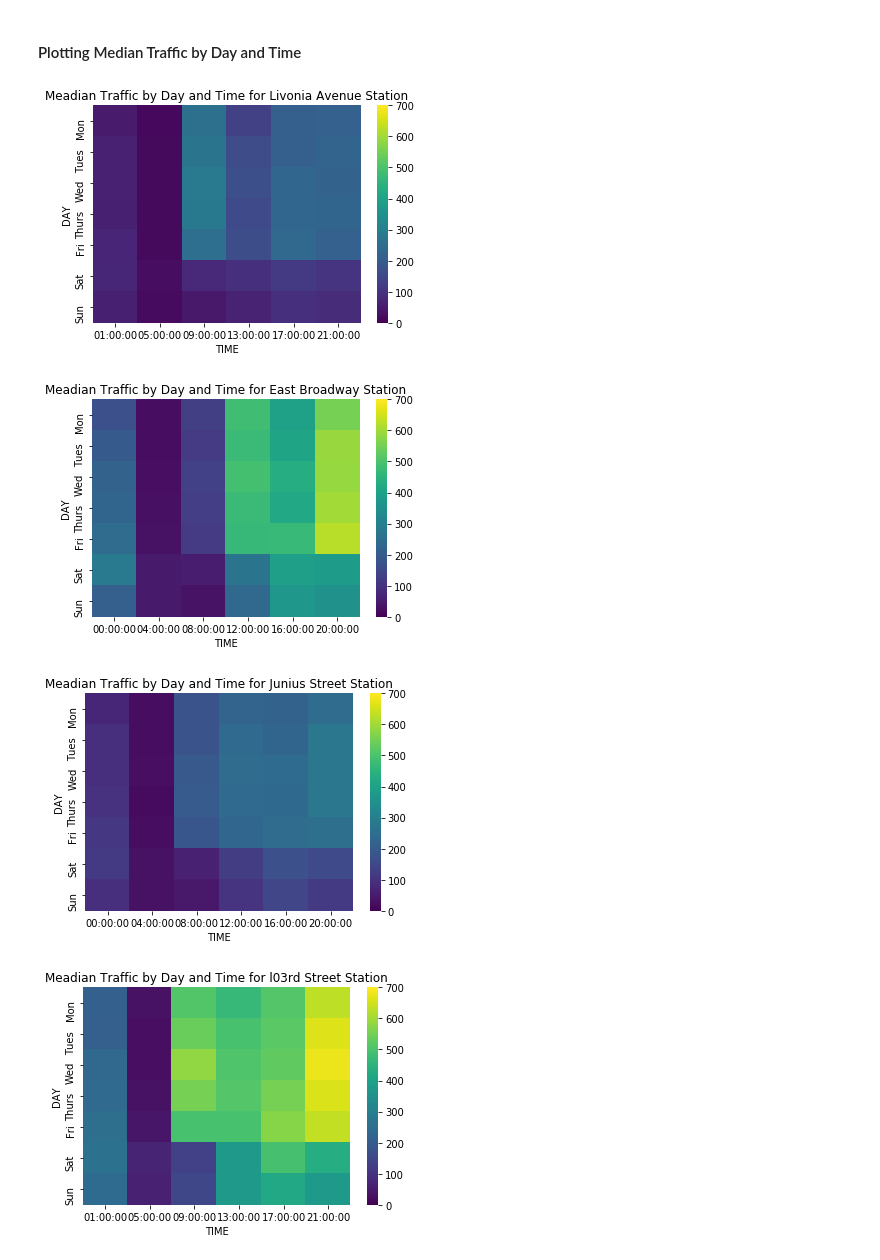
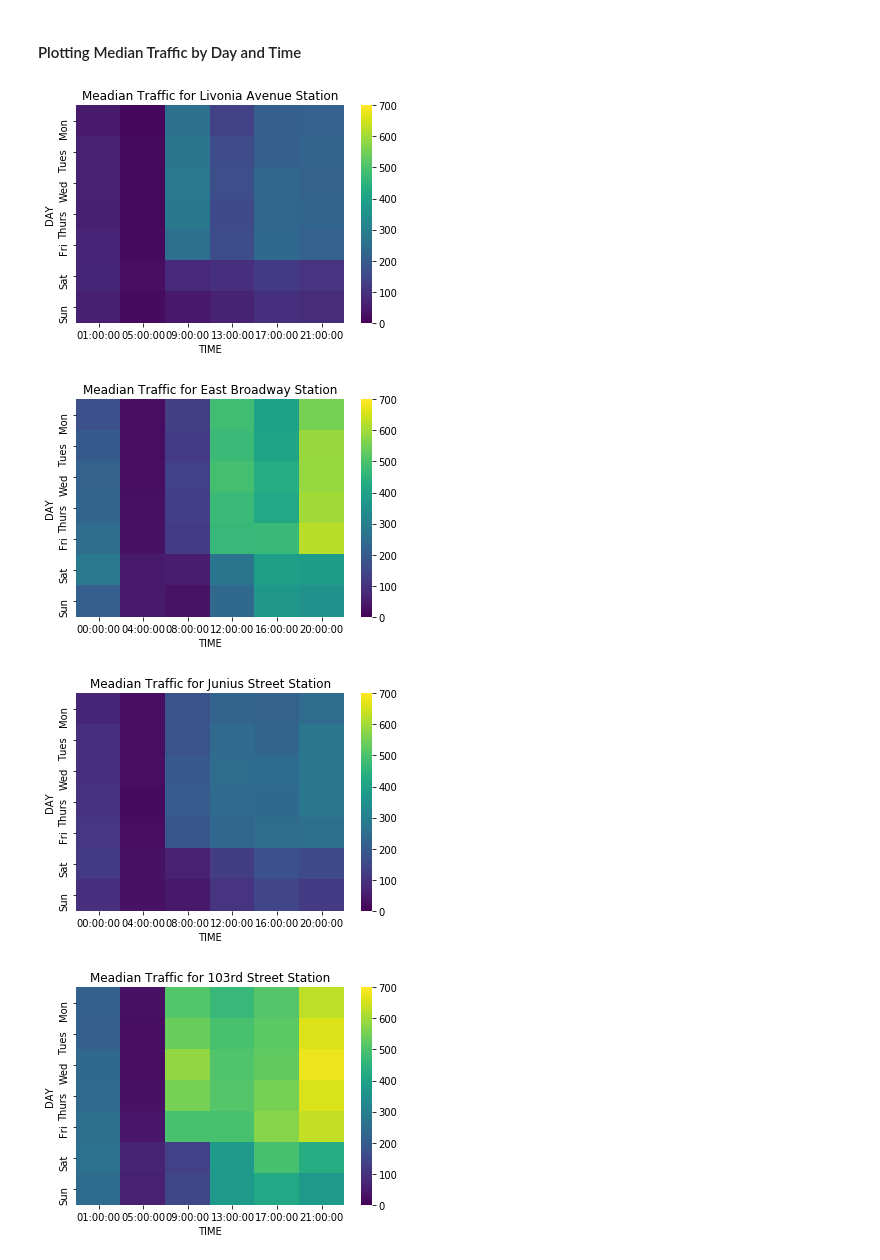
Before and after one commit to brendanlafferty/MTA-EDA, a Jupyter notebook: Bar_heat_maps.ipynb, the cells around one changed output. Saved outputs shown, nothing was run; the diff lists cells and outputs as text; code cells hidden in the pictures.

Commit message:
Beautifying Bar_heat_maps.ipynb

```diff
--- a/Bar_heat_maps.ipynb
+++ b/Bar_heat_maps.ipynb
@@ -45,7 +45,7 @@ station_median_data_daily_hourly = final_df.groupby(['STATION','TIME','DAY']).ag
 #### Ploting median values for entries and exits broken down by time
 # %%
 stations_to_plot = ['LIVONIA AV', 'EAST BROADWAY', 'JUNIUS ST', '103 ST']
-plain_station_names = ['Livonia Avenue', 'East Broadway', 'Junius Street', 'l03rd Street']
+plain_station_names = ['Livonia Avenue', 'East Broadway', 'Junius Street', '103rd Street']
 
 for station, plain_station in zip(stations_to_plot, plain_station_names):
     filtered_df = station_median_data_hourly[station_median_data_hourly['STATION'] == station]
@@ -73,19 +73,19 @@ for station, plain_station in zip(stations_to_plot, plain_station_names):
 # %%
 ylabels = ['Mon','Tues','Wed','Thurs','Fri','Sat','Sun']
 for station, plain_station in zip(stations_to_plot, plain_station_names):
 
     heat_map_df = station_median_data_daily_hourly[station_median_data_daily_hourly['STATION'] == station]
     heat_map_df = heat_map_df[heat_map_df['TIME'].map(lambda x: str(x).endswith('00:00'))]
 
     pivoted =  heat_map_df.pivot(index='DAY', columns='TIME', values='TOTAL_TRAF')
 
     plt.figure()
     heat = sns.heatmap(pivoted, cmap='viridis', vmin=0, vmax=700, yticklabels=ylabels)
-    heat.set_title('Meadian Traffic by Day and Time for {} Station'.format(plain_station))
+    heat.set_title('Meadian Traffic for {} Station'.format(plain_station))
 
-    plt.savefig('data/Heatmap medians {}.png'.format(plain_station.replace(' ', '_')), dpi = 300)
+    plt.savefig('data/Heatmap medians {}.png'.format(plain_station.replace(' ', '_')), dpi=300, transparent=True)
 # %% [output]
-[figure, old version]
+[figure, new version]
-[figure, old version]
+[figure, new version]
-[figure, old version]
+[figure, new version]
-[figure, old version]
+[figure, new version]
```
Also changed, not shown: parts of 1 cell of this notebook.
